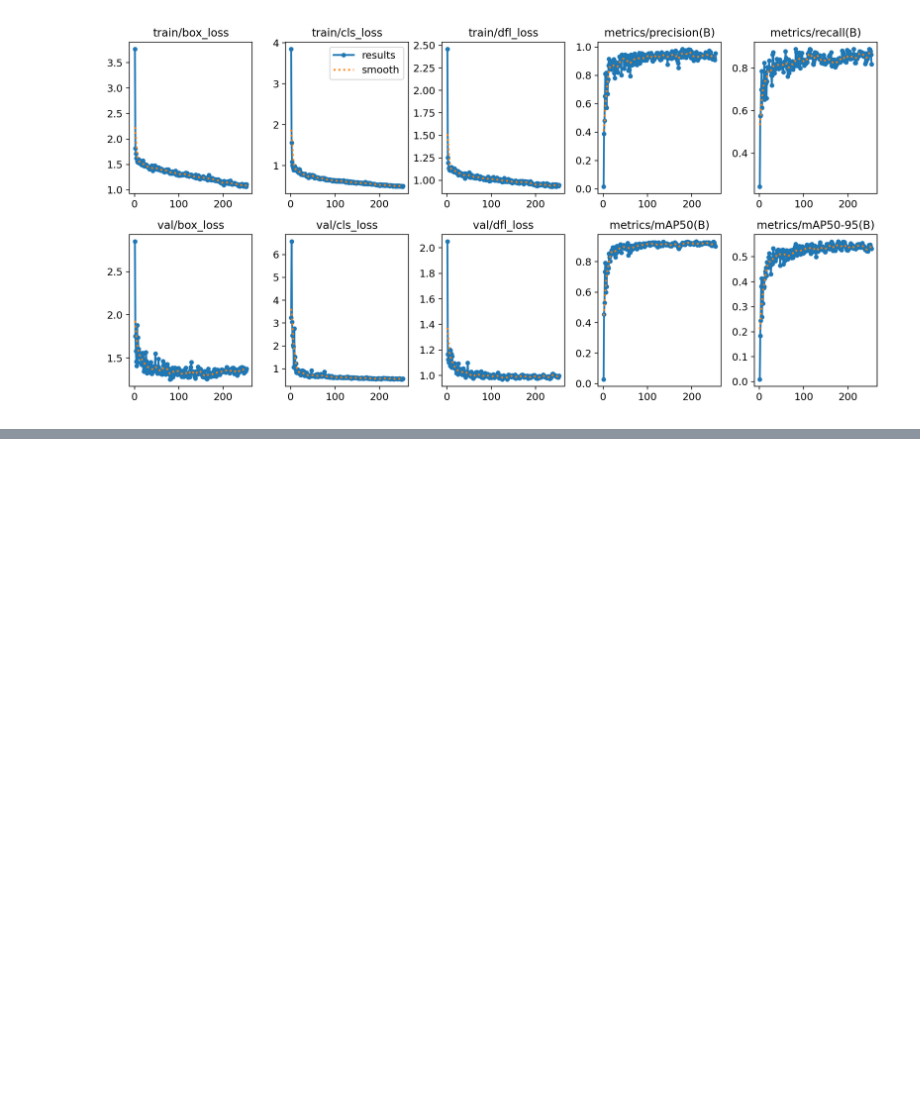
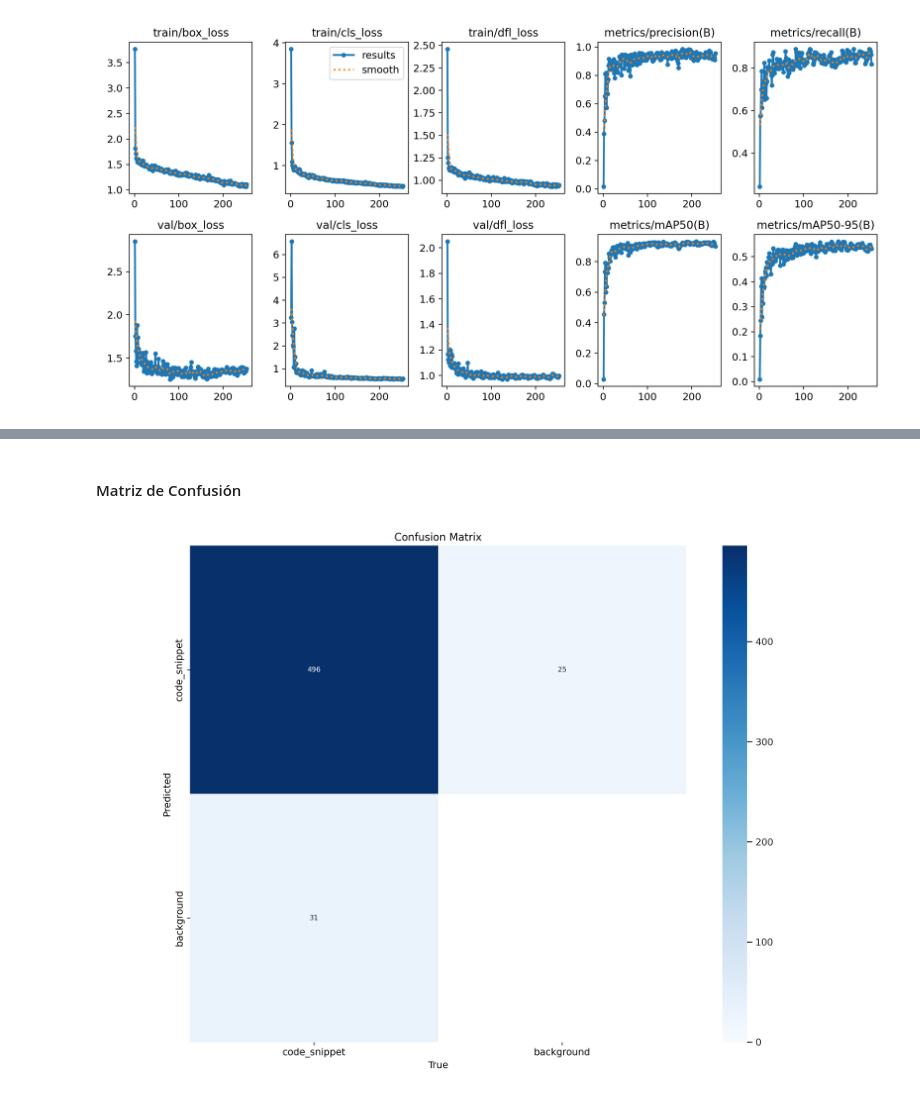
Before and after one commit to LogicMateBot/LogicMate-v1, a Jupyter notebook: notebooks/2_Yolo.ipynb, the cells around one changed output, grey strips where cells are left out. Saved outputs shown, nothing was run; the diff lists cells and outputs as text; code cells hidden in the pictures; blank space fills up the shorter version.

Commit message:
feat(notebooks): update notebooks bot v1

```diff
--- a/notebooks/2_Yolo.ipynb
+++ b/notebooks/2_Yolo.ipynb
@@ -423,0 +546,8 @@ Image(filename=TRAIN_RESULT_40_IMAGE_DIR, width=600)
+# %% [markdown]
+#### Matriz de Confusión
+# %%
+MATRIX_RESULT_41_IMAGE_DIR = '/root/work/LogicMate_v1/notebooks/__yolov12/yolov12/runs/detect/train41/confusion_matrix.png'
+# %%
+Image(filename=MATRIX_RESULT_41_IMAGE_DIR, width=600)
+# %% [output]
+[figure, added]
```
Also changed, not shown: parts of 38 cells of this notebook, 3 other files.
